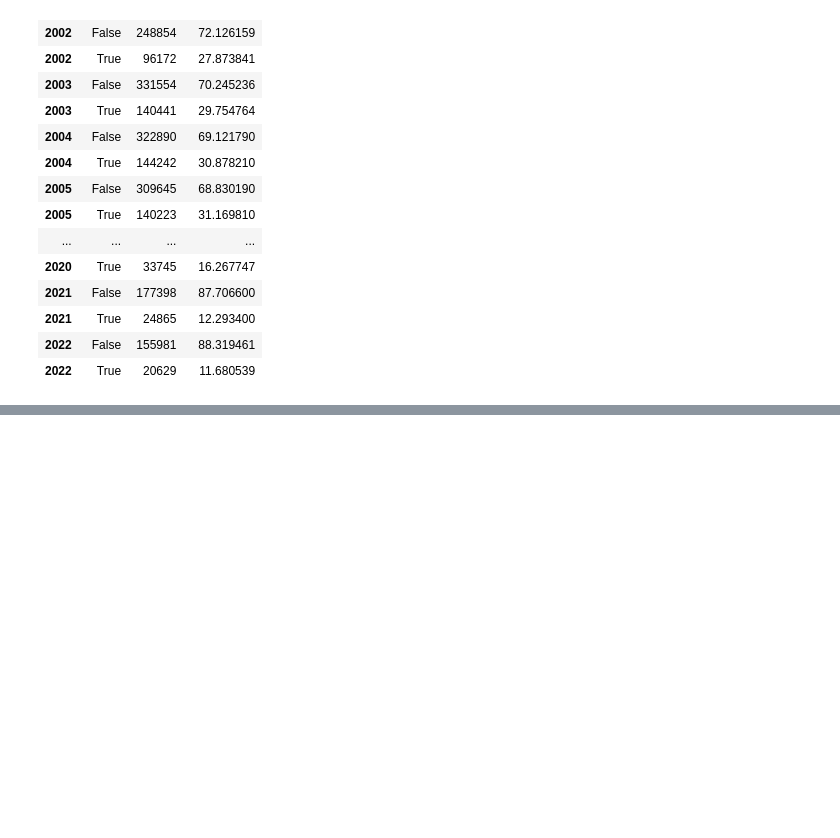
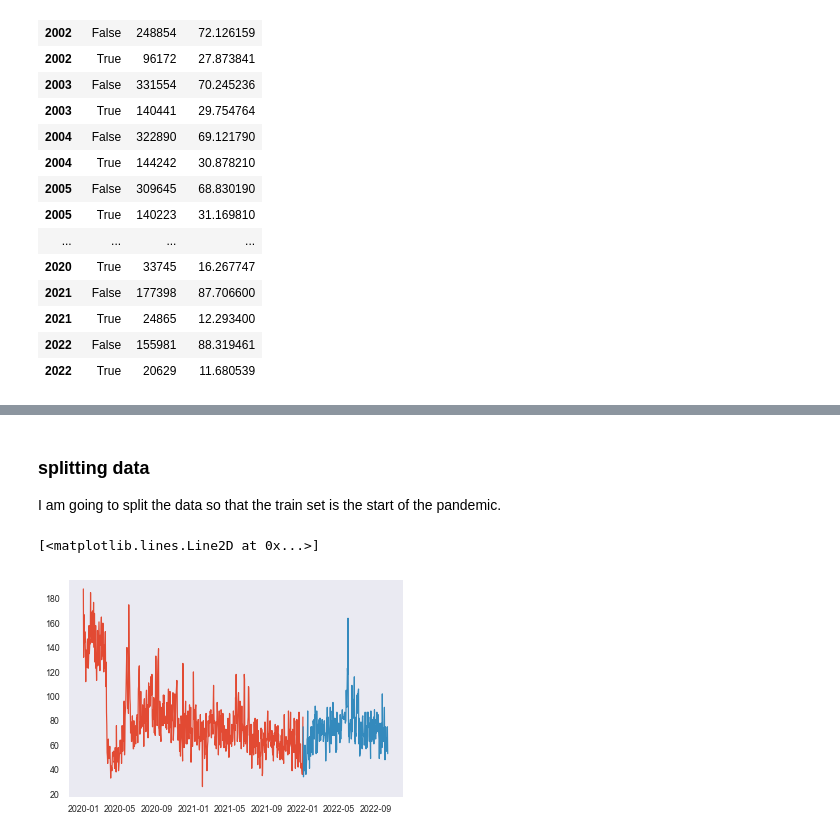
Before and after one commit to Chicago-PD-project/Chicago_Project, a Jupyter notebook: Lindy's_workbook.ipynb, the cells around one changed output, grey strips where cells are left out. Drawn from its saved outputs; the diff is of its cells as text; code cells hidden in the pictures; blank space fills up the shorter version.

```diff
--- a/Lindy's_workbook.ipynb
+++ b/Lindy's_workbook.ipynb
@@ -115,3 +45,0 @@ def convert_time(date_time):
-# %%
-# apply time function
-crime['Date'] = crime['Date'].apply(convert_time)
@@ -697,0 +645,15 @@ train.head()
+# %% [markdown]
+### splitting data
+
+I am going to split the data so that the train set is the start of the pandemic.
+# %%
+# human based split
+
+train = crime['2020':'2021']
+test = crime['2022':]
+
+plt.plot(train.resample("D").sum().Arrest)
+plt.plot(test.resample("D").sum().Arrest)
+# %% [output]
+[<matplotlib.lines.Line2D at 0x...>]
+[figure, added]
```
Also changed, not shown: parts of 75 cells of this notebook.
